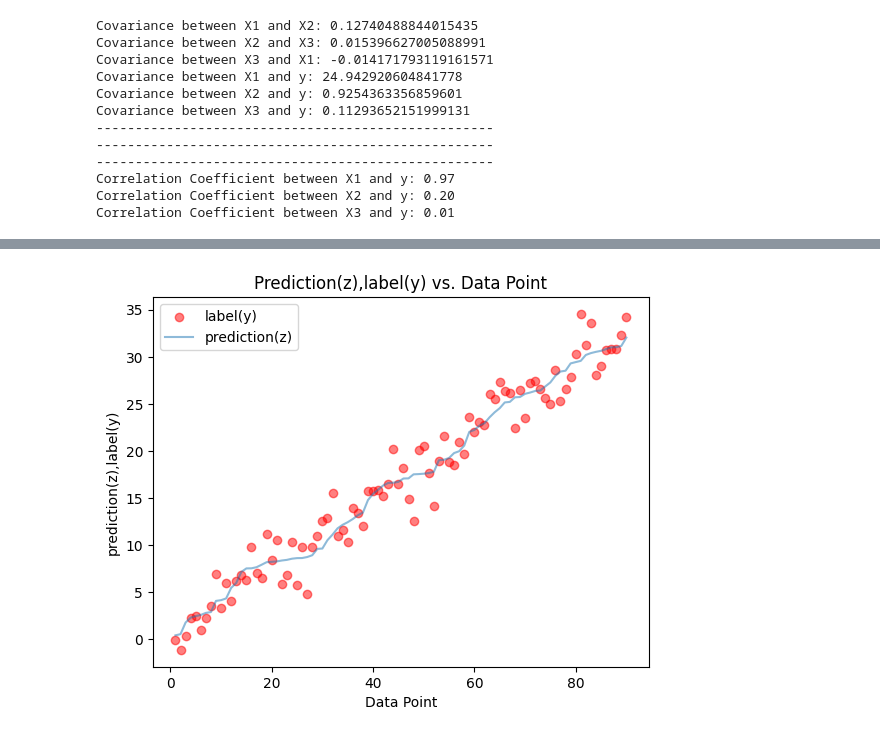
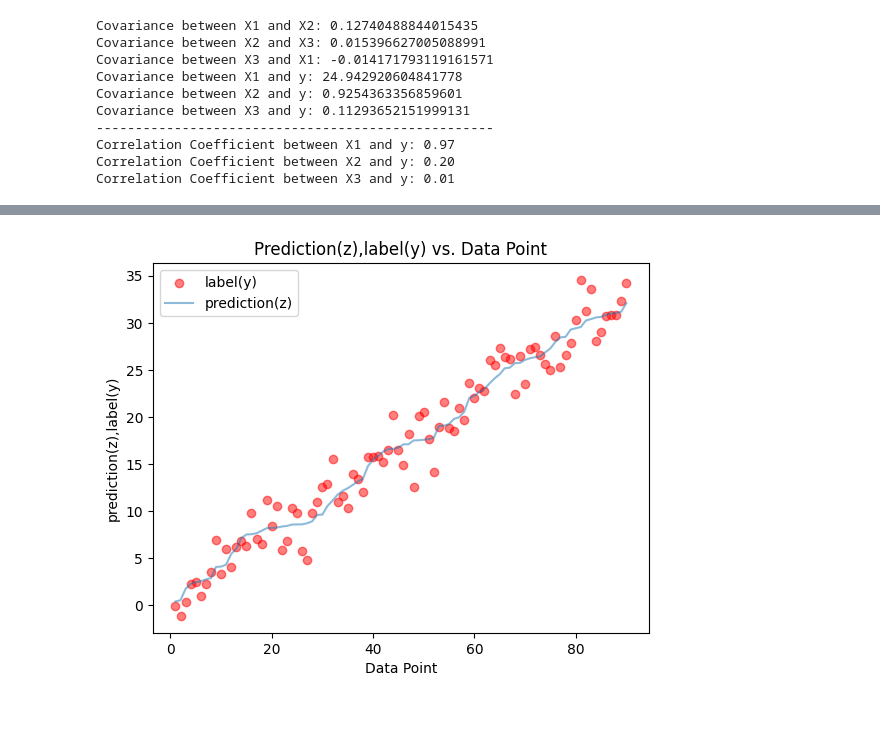
Before and after one commit to Asterisk07/ELL409-Machine-Learning-Coursework, a Jupyter notebook: assignment-01/code/q3_yajat/q3_dumy.ipynb, the cells around one changed output, grey strips where cells are left out. Saved outputs shown, nothing was run; the diff lists cells and outputs as text; code cells hidden in the pictures.

Commit message:
made minor changes for saving model

```diff
--- a/assignment-01/code/q3_yajat/q3_dumy.ipynb
+++ b/assignment-01/code/q3_yajat/q3_dumy.ipynb
@@ -36,9 +36,9 @@ from sklearn.metrics import mean_absolute_error, mean_squared_error, r2_score
 # %%
 #function to train the model
-def modeltrain(X_train, y_train, l2_lambda=0.01):  # Specify the regularization strength (lambda)
-
+def modeltrain(X_train, y_train, model,l2_lambda=0.01):  # Specify the regularization strength (lambda)
+    # global model
     input_size = X_train.shape[1]
-    model = nn.Linear(input_size, 1).double()  # Double data type for weight tensor
+    # model = nn.Linear(input_size, 1).double()  # Double data type for weight tensor
 
     # Define loss function and optimizer with L2 regularization
     criterion = nn.MSELoss()
@@ -296,8 +297,8 @@ print("Covariance between X2 and y:", covariance4)
 print("Covariance between X3 and y:", covariance5)
 
 print("---------------------------------------------------")
-print("---------------------------------------------------")
-print("---------------------------------------------------")
+# print("---------------------------------------------------")
+# print("---------------------------------------------------")
 
 print(f"Correlation Coefficient between X1 and y: {correlation_coefficient1:.2f}")
 print(f"Correlation Coefficient between X2 and y: {correlation_coefficient2:.2f}")
@@ -311,15 +312,13 @@ Covariance between X1 and y: 24.942920604841778
 Covariance between X2 and y: 0.9254363356859601
 Covariance between X3 and y: 0.11293652151999131
 ---------------------------------------------------
----------------------------------------------------
----------------------------------------------------
 Correlation Coefficient between X1 and y: 0.97
 Correlation Coefficient between X2 and y: 0.20
 Correlation Coefficient between X3 and y: 0.01
 # %%
 # create_plot(X_train,y_train)
-# model = load_or_initialize_model(X_train,y_train)
-model = modeltrain(X_train, y_train, l2_lambda=0.01)  # You can adjust the regularization st
+model = load_or_initialize_model(X_train,y_train)
+model=modeltrain(X_train, y_train,model, l2_lambda=0.01)  # You can adjust the regularization st
 
 pred=modeltest(X_test,y_test,model)
 
@@ -347 +347 @@ bias: [-0.32864794]
-[figure, old version]
+[figure, new version]
```
Also changed, not shown: parts of 3 cells of this notebook.
